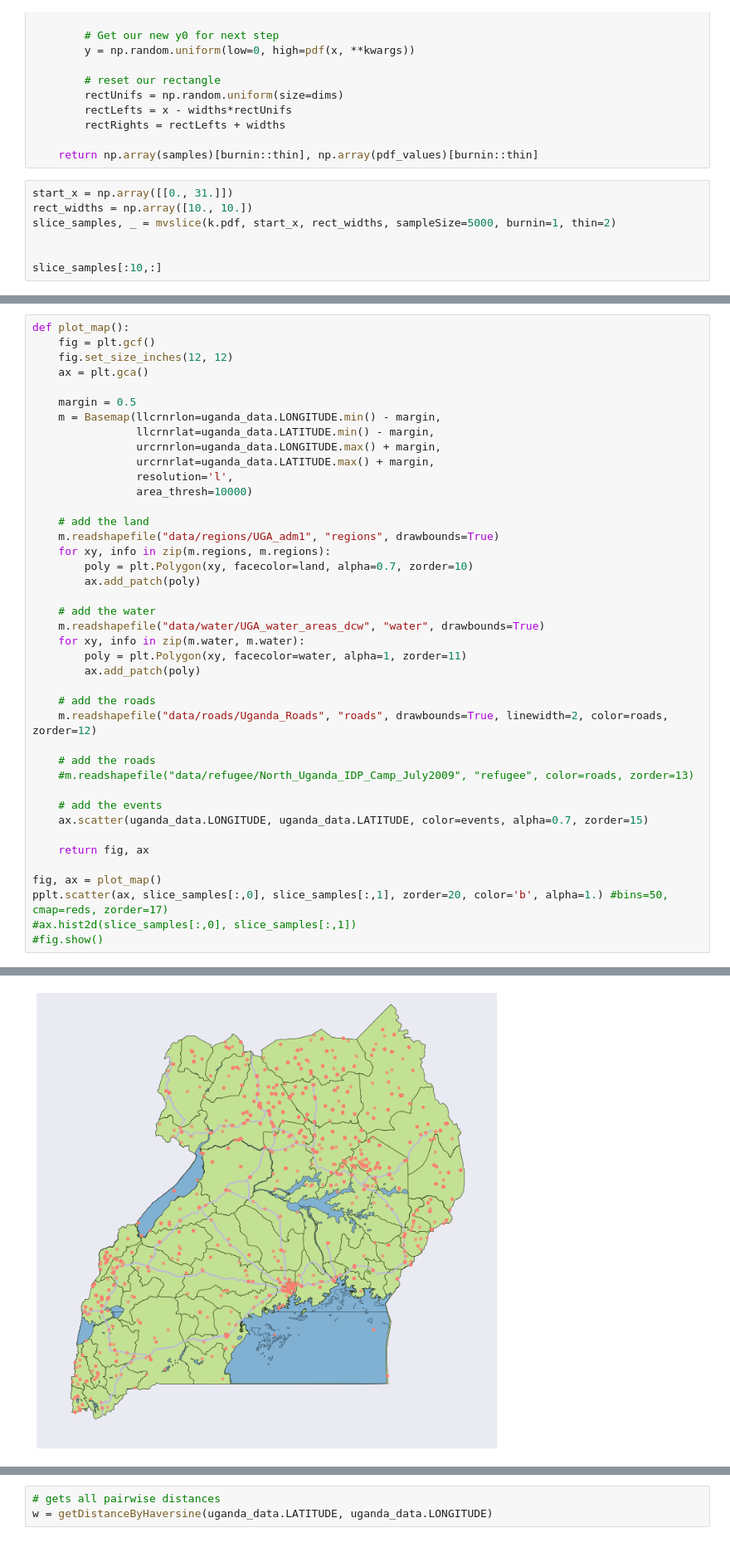
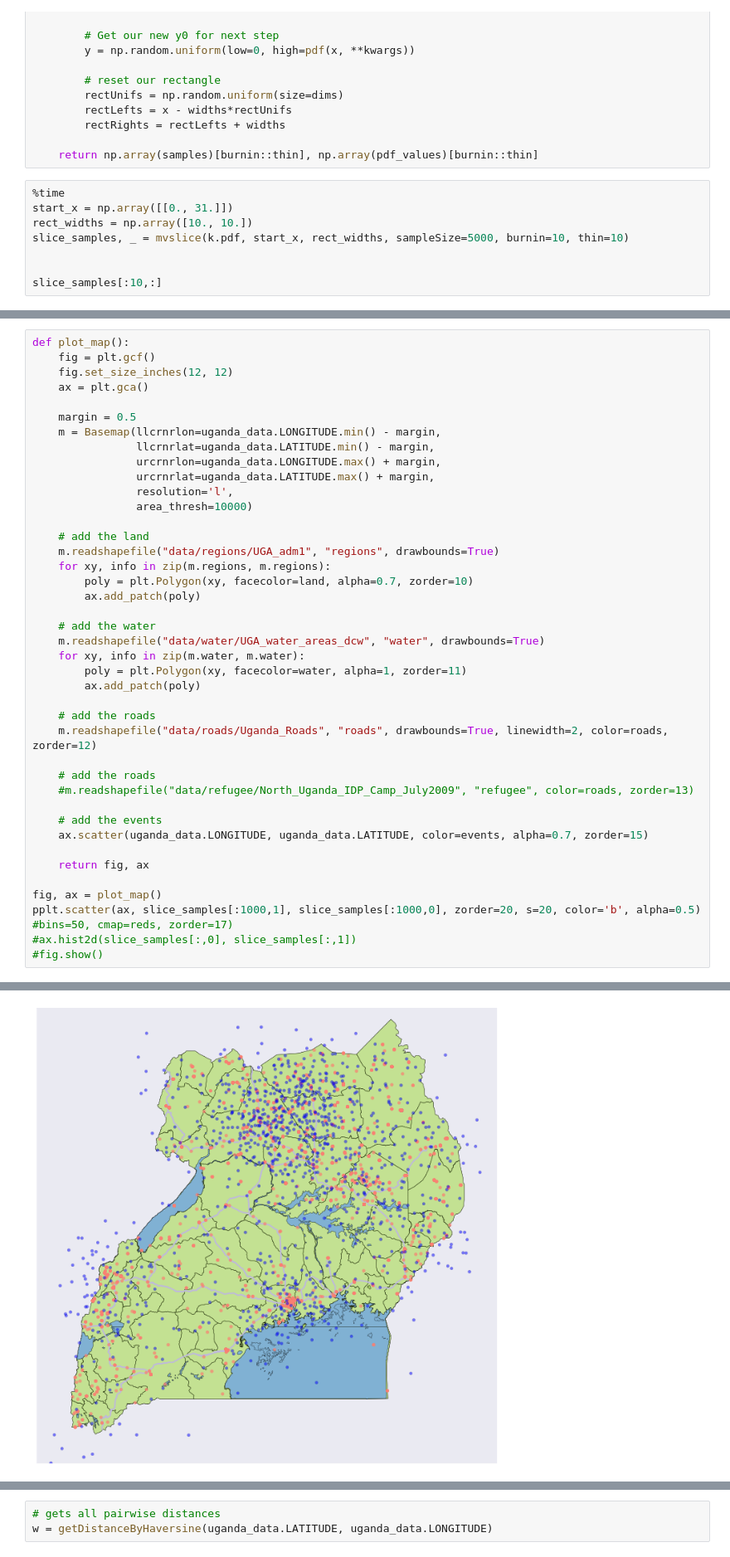
Before and after one commit to pjbull/civil_conflict, a Jupyter notebook: UgandaExplore.ipynb, the cells around one changed output, grey strips where cells are left out. Shown at 83% size. Saved outputs shown, nothing was run; the diff lists cells and outputs as text.

```diff
--- a/UgandaExplore.ipynb
+++ b/UgandaExplore.ipynb
@@ -167,9 +171,10 @@ def mvslice(pdf, x0, widths, sampleSize=1000, dims=2, burnin=0, thin=1, **kwargs
 
     return np.array(samples)[burnin::thin], np.array(pdf_values)[burnin::thin]
 # %%
+%time
 start_x = np.array([[0., 31.]])
 rect_widths = np.array([10., 10.])
-slice_samples, _ = mvslice(k.pdf, start_x, rect_widths, sampleSize=5000, burnin=1, thin=2)
+slice_samples, _ = mvslice(k.pdf, start_x, rect_widths, sampleSize=5000, burnin=10, thin=10)
 
 
 slice_samples[:10,:]
@@ -199,32 +206,32 @@ def plot_map():
                 area_thresh=10000)
 
     # add the land
     m.readshapefile("data/regions/UGA_adm1", "regions", drawbounds=True)
     for xy, info in zip(m.regions, m.regions):
         poly = plt.Polygon(xy, facecolor=land, alpha=0.7, zorder=10)
         ax.add_patch(poly)
 
     # add the water
     m.readshapefile("data/water/UGA_water_areas_dcw", "water", drawbounds=True)
     for xy, info in zip(m.water, m.water):
         poly = plt.Polygon(xy, facecolor=water, alpha=1, zorder=11)
         ax.add_patch(poly)
 
     # add the roads
     m.readshapefile("data/roads/Uganda_Roads", "roads", drawbounds=True, linewidth=2, color=roads, zorder=12)
 
     # add the roads
     #m.readshapefile("data/refugee/North_Uganda_IDP_Camp_July2009", "refugee", color=roads, zorder=13)
 
     # add the events
     ax.scatter(uganda_data.LONGITUDE, uganda_data.LATITUDE, color=events, alpha=0.7, zorder=15)
 
     return fig, ax
 
 fig, ax = plot_map()
-pplt.scatter(ax, slice_samples[:,0], slice_samples[:,1], zorder=20, color='b', alpha=1.) #bins=50, cmap=reds, zorder=17)
+pplt.scatter(ax, slice_samples[:1000,1], slice_samples[:1000,0], zorder=20, s=20, color='b', alpha=0.5) #bins=50, cmap=reds, zorder=17)
 #ax.hist2d(slice_samples[:,0], slice_samples[:,1])
 #fig.show()
 # %% [output]
 <matplotlib.axes.AxesSubplot at 0x...>
-[figure, old version]
+[figure, new version]
```
Also changed, not shown: parts of 5 cells of this notebook, 7 other files.
